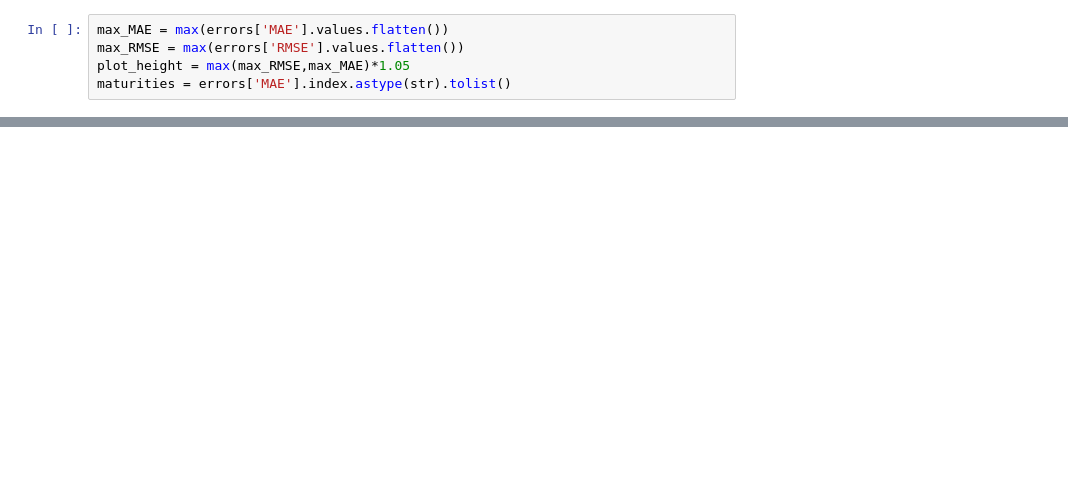
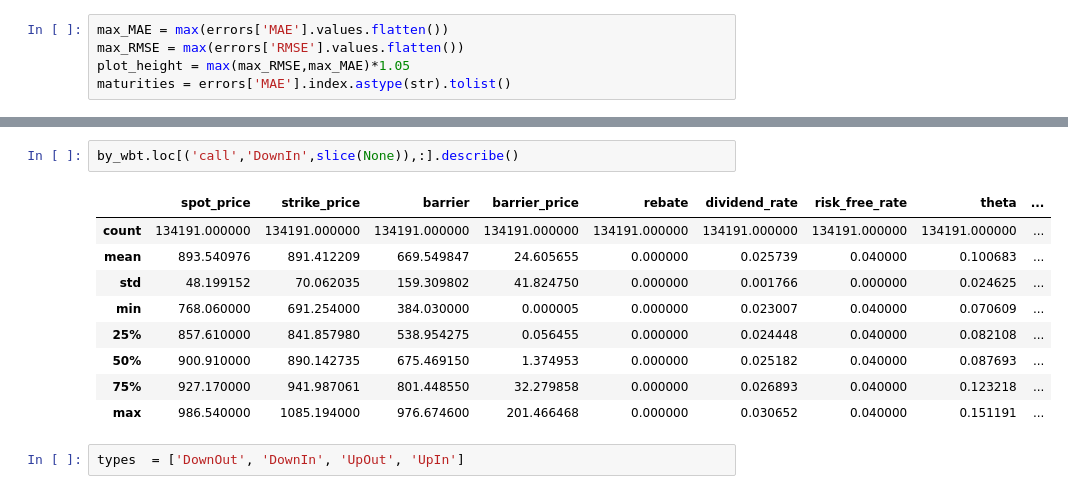
Before and after one commit to boomelage/machine-learning-option-pricing, a Jupyter notebook: testing.ipynb, the cells around one changed output, grey strips where cells are left out. Saved outputs shown, nothing was run; the diff lists cells and outputs as text; blank space fills up the shorter version.

```diff
--- a/testing.ipynb
+++ b/testing.ipynb
@@ -236,0 +246,14 @@ plt.show()
+# %%
+by_wbt.loc[('call','DownIn',slice(None)),:].describe()
+# %% [output]
+|  | spot_price | strike_price | barrier | barrier_price | rebate | dividend_rate | risk_free_rate | theta | ... |
+| count | 134191.000000 | 134191.000000 | 134191.000000 | 134191.000000 | 134191.000000 | 134191.000000 | 134191.000000 | 134191.000000 | ... |
+| mean | 893.540976 | 891.412209 | 669.549847 | 24.605655 | 0.000000 | 0.025739 | 0.040000 | 0.100683 | ... |
+| std | 48.199152 | 70.062035 | 159.309802 | 41.824750 | 0.000000 | 0.001766 | 0.000000 | 0.024625 | ... |
+| min | 768.060000 | 691.254000 | 384.030000 | 0.000005 | 0.000000 | 0.023007 | 0.040000 | 0.070609 | ... |
+| 25% | 857.610000 | 841.857980 | 538.954275 | 0.056455 | 0.000000 | 0.024448 | 0.040000 | 0.082108 | ... |
+| 50% | 900.910000 | 890.142735 | 675.469150 | 1.374953 | 0.000000 | 0.025182 | 0.040000 | 0.087693 | ... |
+| 75% | 927.170000 | 941.987061 | 801.448550 | 32.279858 | 0.000000 | 0.026893 | 0.040000 | 0.123218 | ... |
+| max | 986.540000 | 1085.194000 | 976.674600 | 201.466468 | 0.000000 | 0.030652 | 0.040000 | 0.151191 | ... |
+# %%
+types  = ['DownOut', 'DownIn', 'UpOut', 'UpIn']
```
Also changed, not shown: parts of 23 cells of this notebook, 6 other files.
